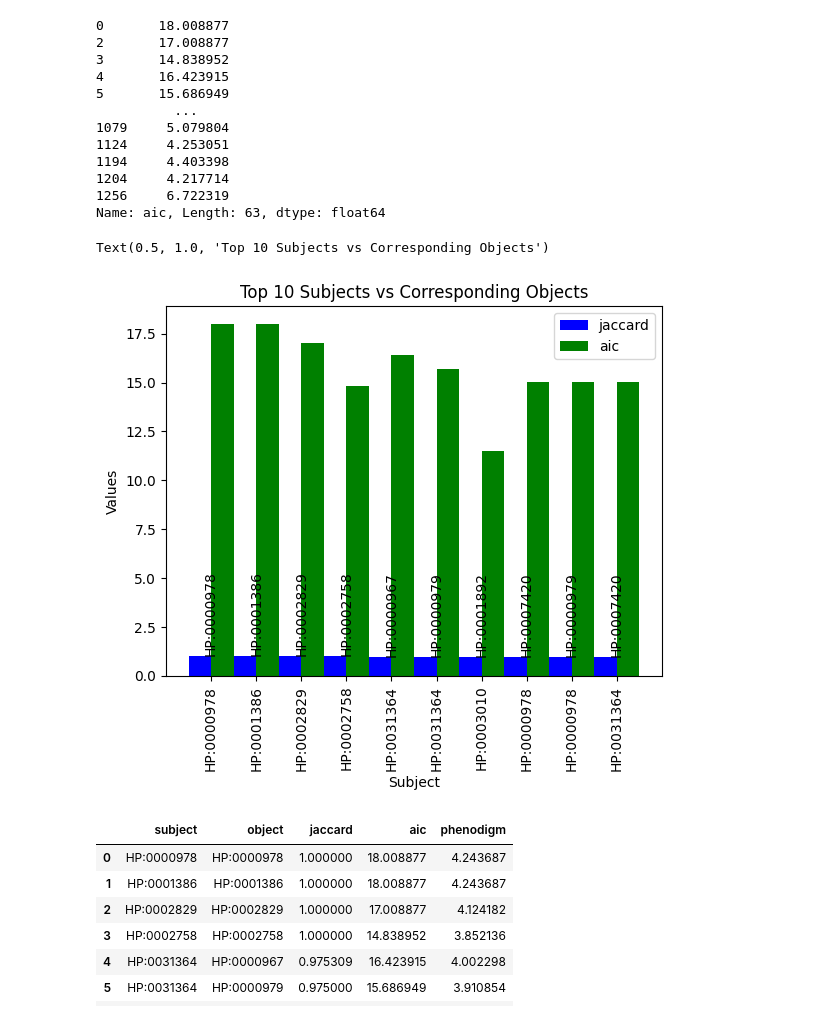
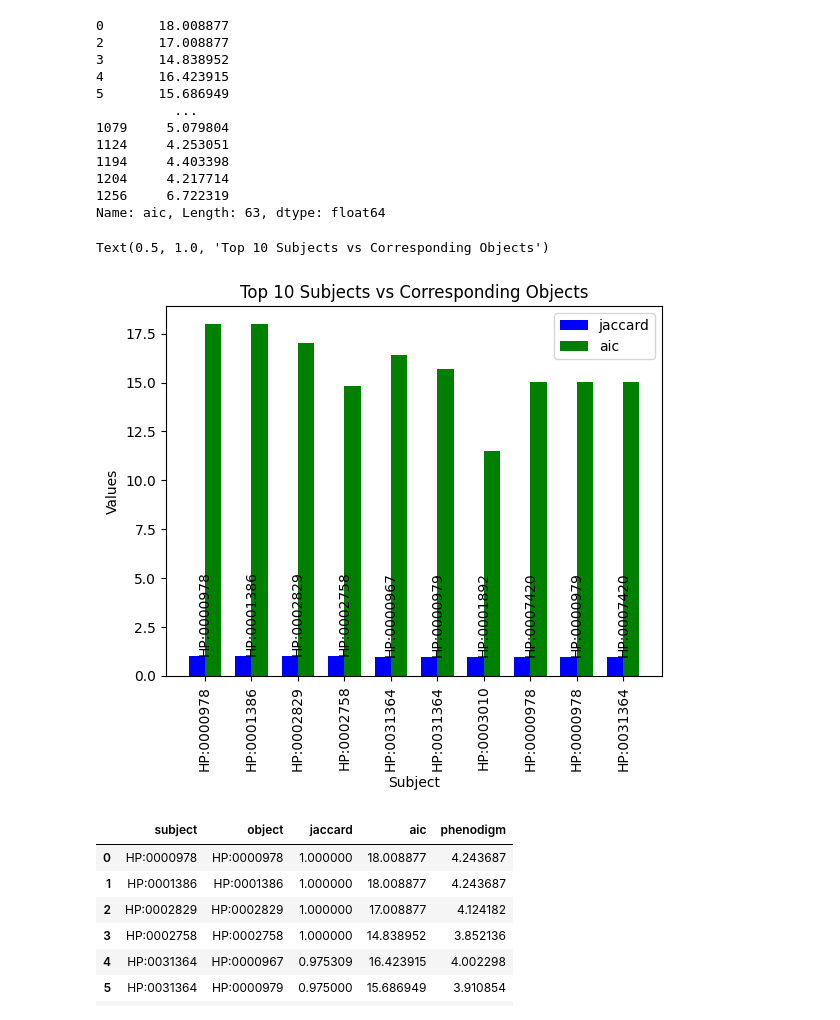
Before and after one commit to monarch-initiative/semsimian, a Jupyter notebook: notebooks/jaccard_vs_aic.ipynb, the cells around one changed output. Drawn from its saved outputs; the diff is of its cells as text; code cells hidden in the pictures.

```diff
--- a/notebooks/jaccard_vs_aic.ipynb
+++ b/notebooks/jaccard_vs_aic.ipynb
@@ -276,35 +276,35 @@ df_subset = new_df_sorted.head(10)
 fig, ax = plt.subplots()
 
 # Set the bar width
-bar_width = 0.5
+bar_width = 0.35
 
 # Get the positions of the bars
 positions = list(range(len(df_subset)))
 
 # Plot bars for 'jaccard' in one color
 plt.bar([p - bar_width/2 for p in positions], df_subset['jaccard'], width=bar_width, color='blue', label='jaccard')
 
 # Plot bars for 'aic' in another color
 plt.bar([p + bar_width/2 for p in positions], df_subset['aic'], width=bar_width, color='green', label='aic')
 
 # Set the x ticks with names
 plt.xticks(positions, df_subset['subject'], rotation='vertical')
 
 # Show object values on top of the bars
 for i in range(len(df_subset)):
     plt.text(x = i, y = df_subset['jaccard'].iloc[i], s = df_subset['object'].iloc[i], size = 10, ha = 'center', va = 'bottom', rotation='vertical')
 
 
 # Add legend
 plt.legend()
 
 # Add labels and title
 plt.xlabel('Subject')
 plt.ylabel('Values')
 plt.title('Top 10 Subjects vs Corresponding Objects')
 # %% [output]
 Text(0.5, 1.0, 'Top 10 Subjects vs Corresponding Objects')
-[figure, old version]
+[figure, new version]
 # %%
 df_subset
 # %% [output]
```
